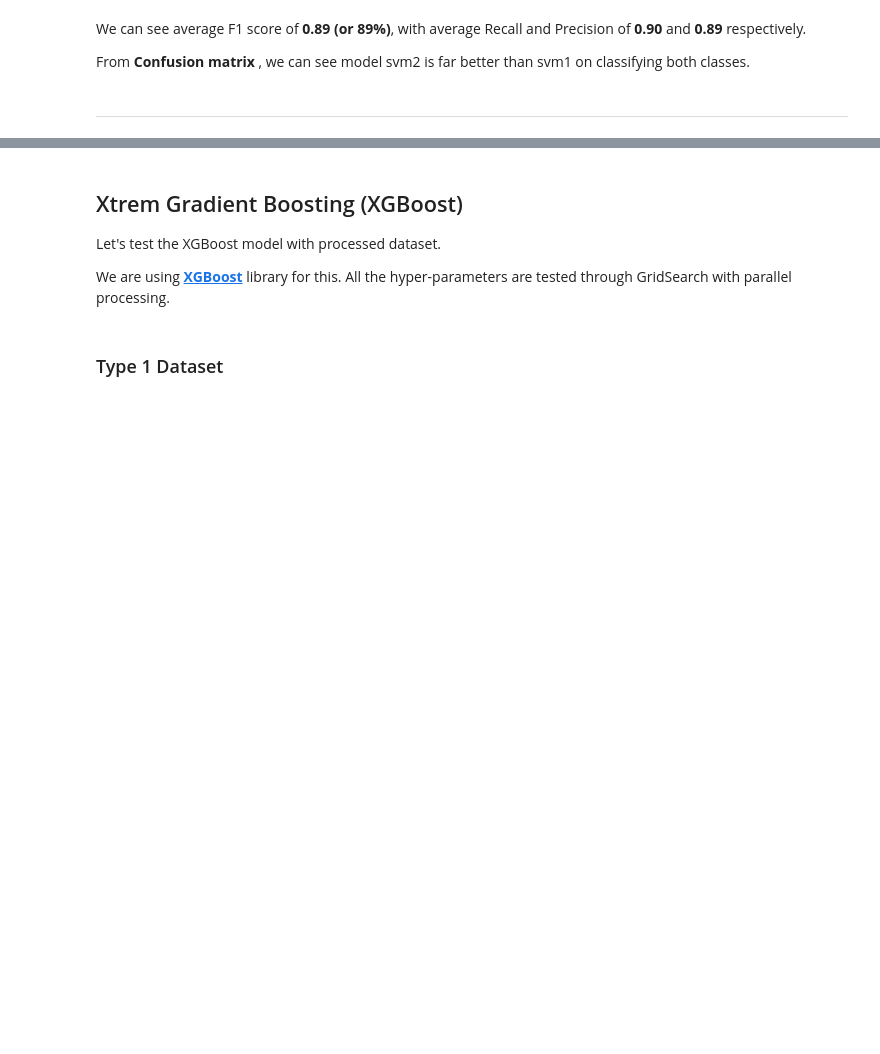
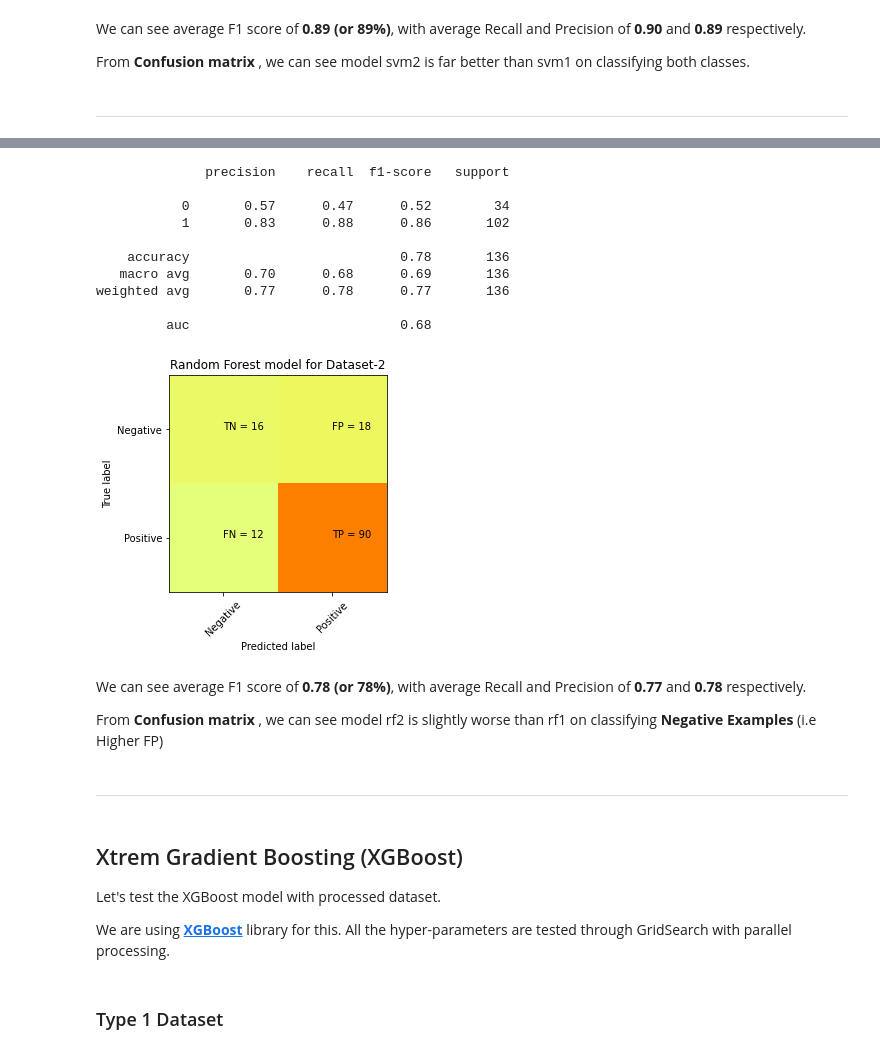
Before and after one commit to ShaileshAdhikari/parkinsons_classification, a Jupyter notebook: main/models.ipynb, the cells around one changed output, grey strips where cells are left out. Drawn from its saved outputs; the diff is of its cells as text; code cells hidden in the pictures; blank space fills up the shorter version.

```diff
--- a/main/models.ipynb
+++ b/main/models.ipynb
@@ -198,3 +240,36 @@ From **Confusion matrix** , we can see model svm2 is far better than svm1 on cla
+# %%
+rf2_model = RandomForestClassifier(
+    criterion='gini',
+    max_depth=5,
+    max_features='log2',
+    min_samples_leaf=6,
+    n_estimators=19,
+    class_weight='balanced',
+    random_state=RANDOM_STATE
+).fit(X2_train, y2_train)
+
+prediction = rf2_model.predict(X2_test)
+# %%
+print(classification_report(y2_test,prediction))
+confusion_matrix(y2_test,prediction,"Random Forest model for Dataset-2")
+# %% [output]
+              precision    recall  f1-score   support
+
+           0       0.57      0.47      0.52        34
+           1       0.83      0.88      0.86       102
+
+    accuracy                           0.78       136
+   macro avg       0.70      0.68      0.69       136
+weighted avg       0.77      0.78      0.77       136
+
+         auc                           0.68
+[figure, added]
+# %% [markdown]
+We can see average F1 score of **0.78 (or 78%)**, with average Recall and Precision of **0.77** and **0.78** respectively.
+
+From **Confusion matrix** , we can see model rf2 is slightly worse than rf1 on classifying **Negative Examples** (i.e Higher FP)
+# %% [markdown]
+---
 # %% [markdown]
 ## Xtrem Gradient Boosting (XGBoost)
 
```
Also changed, not shown: parts of 7 cells of this notebook.
